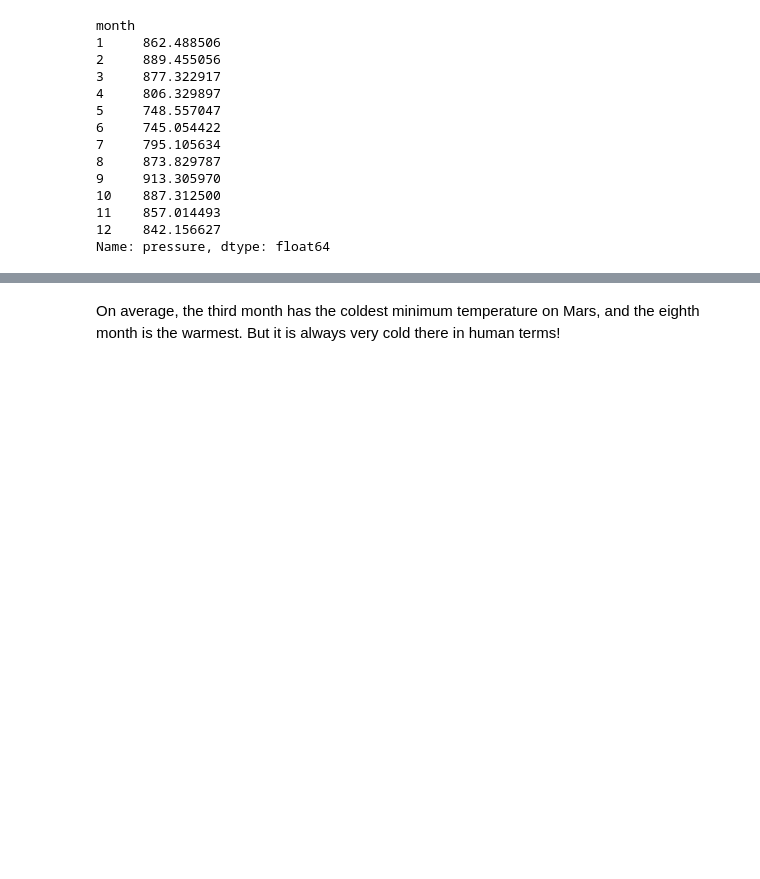
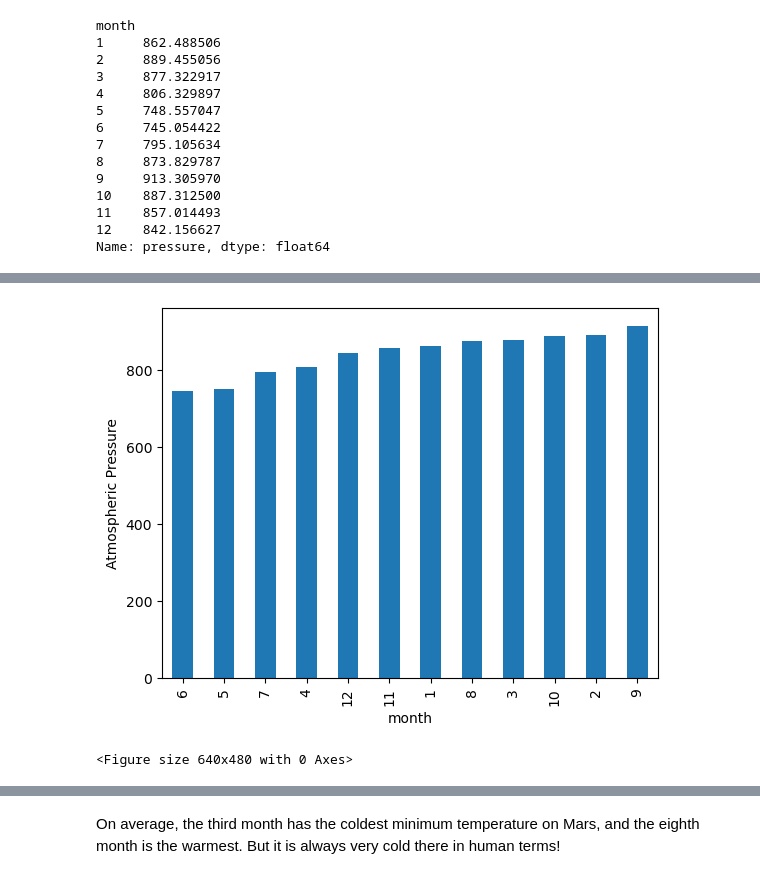
Before and after one commit to rachelschoen/web-scrapping, a Jupyter notebook: part_2_mars_weather.ipynb, the cells around one changed output, grey strips where cells are left out. Cells and saved outputs as stored; diff of their text form; code cells hidden in the pictures; blank space fills up the shorter version.

```diff
--- a/part_2_mars_weather.ipynb
+++ b/part_2_mars_weather.ipynb
@@ -224,5 +232,7 @@ plt.tight_layout()
 # %%
 # 4. Average pressure by Martian month
+pressure_by_month = mars_weather_df.groupby('month')['pressure'].mean()
+pressure_by_month
 # %% [output]
 month
 1     862.488506
@@ -245,2 +251,15 @@ Name: pressure, dtype: float64
+# %%
+# Plot the average pressure by month
+pressure_by_month_ordered = pressure_by_month.sort_values(ascending=True)
+
+ordered_avg_pressure_chart = pressure_by_month_ordered.plot(kind='bar')
+ordered_avg_pressure_chart.set_xlabel("month")
+ordered_avg_pressure_chart.set_ylabel("Atmospheric Pressure")
+
+plt.show()
+plt.tight_layout()
+# %% [output]
+[figure, added]
+<Figure size 640x480 with 0 Axes>
 # %%
 # 5. How many terrestrial (earth) days are there in a Martian year?
```
Also changed, not shown: parts of 3 cells of this notebook.
